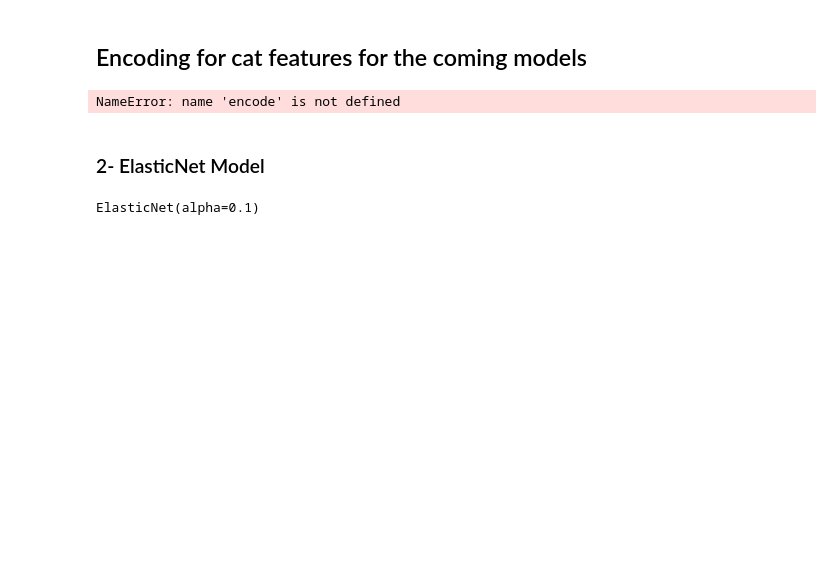
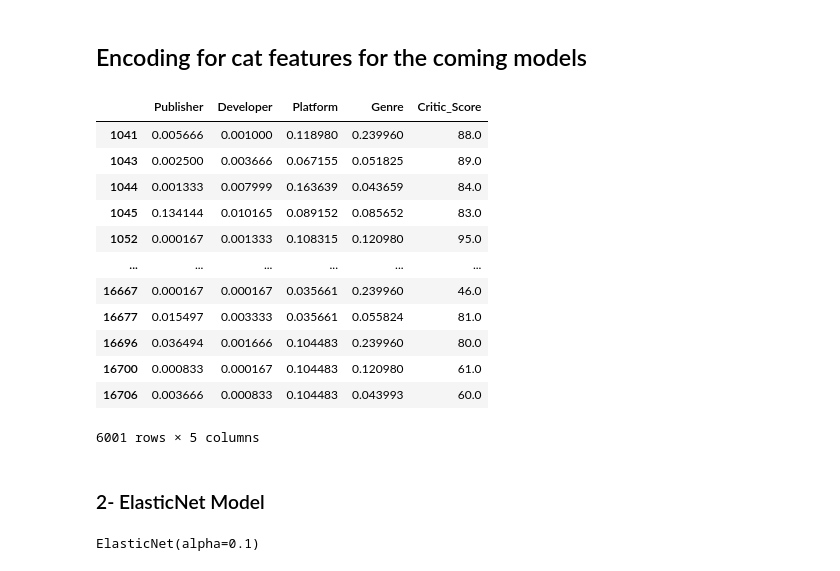
Before and after one commit to GhiathAjam/Analysis-of-Video-Games-Sales, a Jupyter notebook: Analysis/PredictiveQuestions/Q1.ipynb, the cells around one changed output. Drawn from its saved outputs; the diff is of its cells as text; code cells hidden in the pictures; blank space fills up the shorter version.

```diff
--- a/Analysis/PredictiveQuestions/Q1.ipynb
+++ b/Analysis/PredictiveQuestions/Q1.ipynb
@@ -196,9 +198,21 @@ R2 score = 0.56
 ## Encoding for cat features for the coming models
 # %%
 X_train.head()
-encoding(X_train,'  ')
+encoding(X_train)
 # %% [output]
+|  | Publisher | Developer | Platform | Genre | Critic_Score |
+| 1041 | 0.005666 | 0.001000 | 0.118980 | 0.239960 | 88.0 |
+| 1043 | 0.002500 | 0.003666 | 0.067155 | 0.051825 | 89.0 |
+| 1044 | 0.001333 | 0.007999 | 0.163639 | 0.043659 | 84.0 |
+| 1045 | 0.134144 | 0.010165 | 0.089152 | 0.085652 | 83.0 |
+| 1052 | 0.000167 | 0.001333 | 0.108315 | 0.120980 | 95.0 |
+| ... | ... | ... | ... | ... | ... |
+| 16667 | 0.000167 | 0.000167 | 0.035661 | 0.239960 | 46.0 |
+| 16677 | 0.015497 | 0.003333 | 0.035661 | 0.055824 | 81.0 |
+| 16696 | 0.036494 | 0.001666 | 0.104483 | 0.239960 | 80.0 |
+| 16700 | 0.000833 | 0.000167 | 0.104483 | 0.120980 | 61.0 |
+| 16706 | 0.003666 | 0.000833 | 0.104483 | 0.043993 | 60.0 |
-NameError: name 'encode' is not defined
+6001 rows × 5 columns
 # %% [markdown]
 ### 2- ElasticNet Model
 # %%
```
Also changed, not shown: parts of 12 cells of this notebook.
